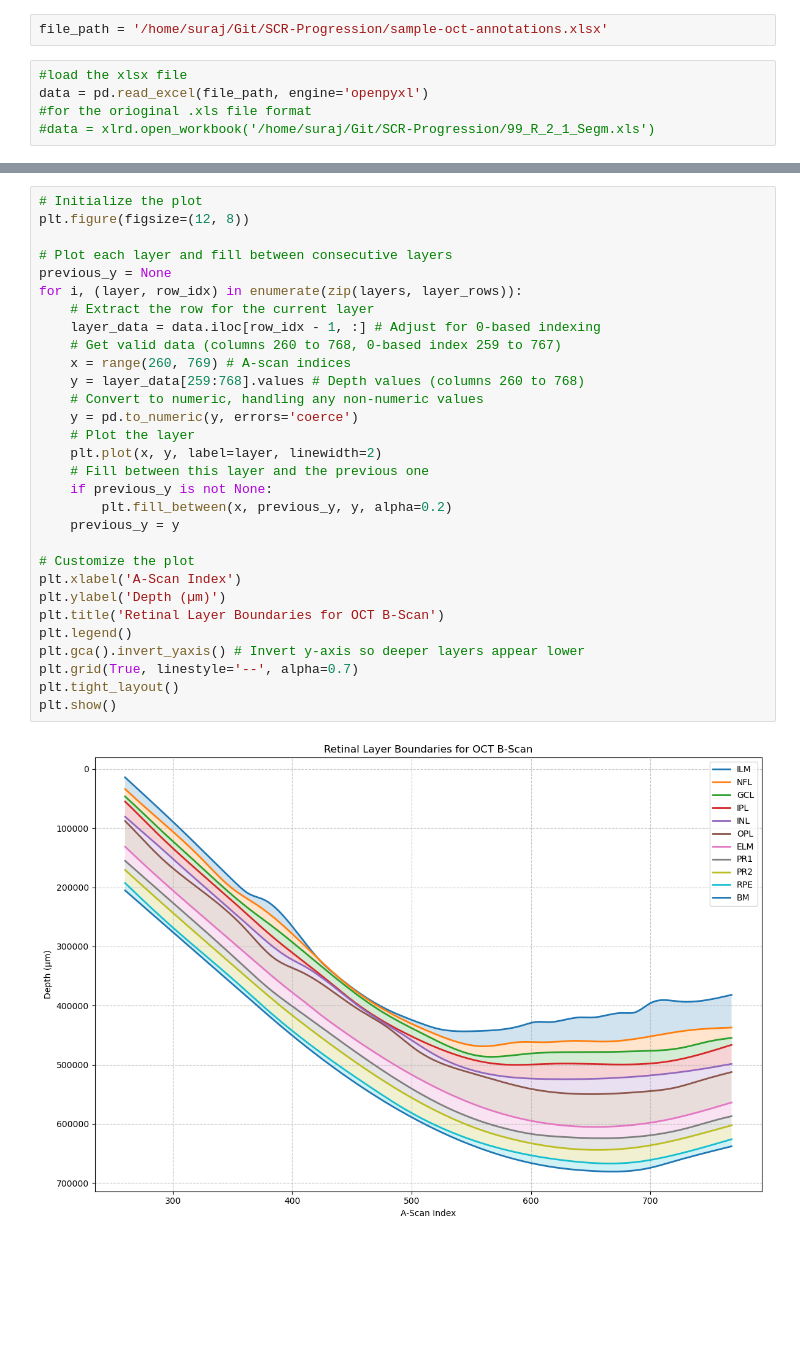
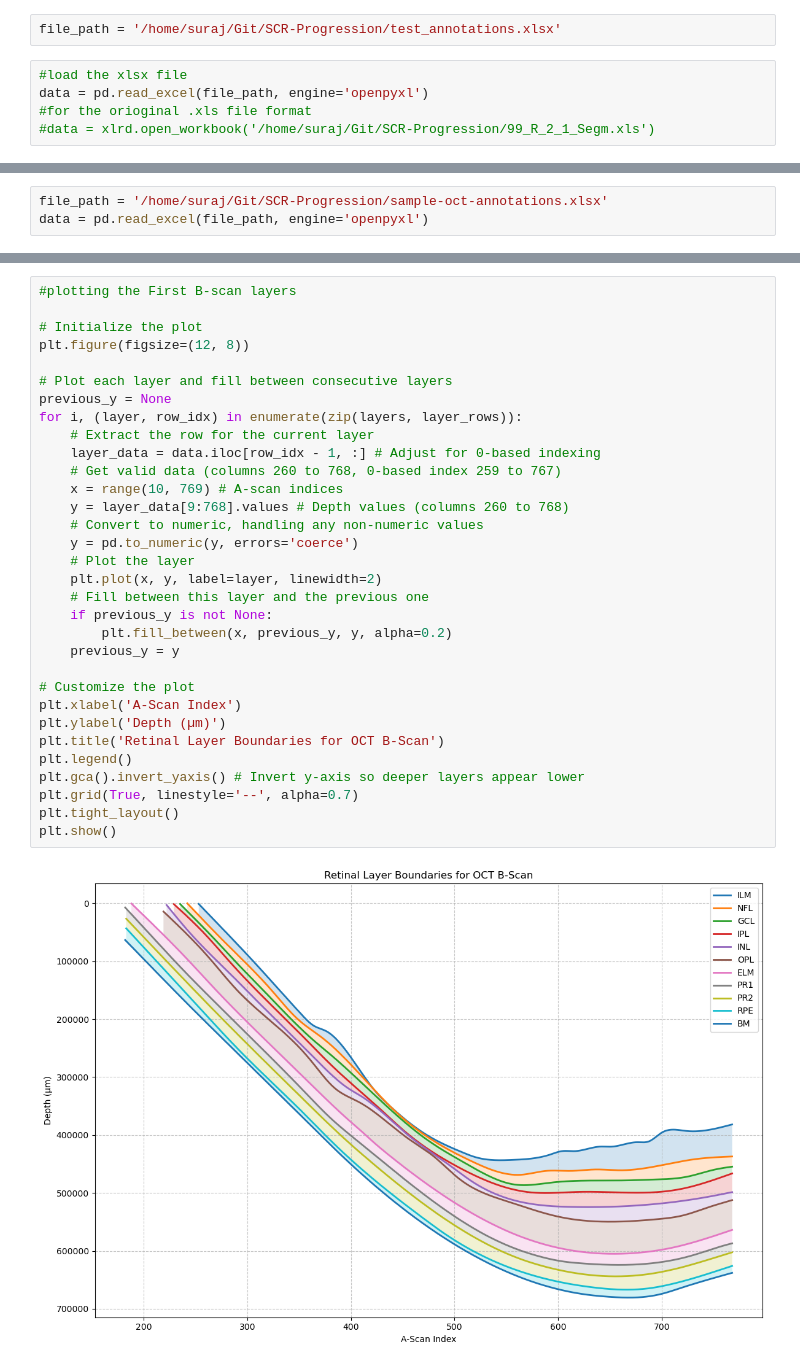
Before and after one commit to surajcodesml/SCR-Progression, a Jupyter notebook: test.ipynb, the cells around one changed output, grey strips where cells are left out. Drawn from its saved outputs; the diff is of its cells as text; blank space fills up the shorter version.

Commit message:
updated test.ipynb for full test dataset

```diff
--- a/test.ipynb
+++ b/test.ipynb
@@ -7,7 +10,7 @@ import numpy as np
 # For reading .xls files, install xlrd otherwise comment out the import
 import xlrd
 # %%
-file_path = '/home/suraj/Git/SCR-Progression/sample-oct-annotations.xlsx'
+file_path = '/home/suraj/Git/SCR-Progression/test_annotations.xlsx'
 # %%
 #load the xlsx file
 data = pd.read_excel(file_path, engine='openpyxl')
@@ -22,0 +87,3 @@ layer_rows = [2, 5, 8, 11, 14, 17, 20, 23, 26, 29, 32] #row indices for each lay
+# %%
+file_path = '/home/suraj/Git/SCR-Progression/sample-oct-annotations.xlsx'
+data = pd.read_excel(file_path, engine='openpyxl')
@@ -23,32 +94,34 @@ layer_rows = [2, 5, 8, 11, 14, 17, 20, 23, 26, 29, 32] #row indices for each lay
 # %%
+#plotting the First B-scan layers
+
 # Initialize the plot
 plt.figure(figsize=(12, 8))
 
 # Plot each layer and fill between consecutive layers
 previous_y = None
 for i, (layer, row_idx) in enumerate(zip(layers, layer_rows)):
     # Extract the row for the current layer
     layer_data = data.iloc[row_idx - 1, :] # Adjust for 0-based indexing
     # Get valid data (columns 260 to 768, 0-based index 259 to 767)
-    x = range(260, 769) # A-scan indices
-    y = layer_data[259:768].values # Depth values (columns 260 to 768)
+    x = range(10, 769) # A-scan indices
+    y = layer_data[9:768].values # Depth values (columns 260 to 768)
     # Convert to numeric, handling any non-numeric values
     y = pd.to_numeric(y, errors='coerce')
     # Plot the layer
     plt.plot(x, y, label=layer, linewidth=2)
     # Fill between this layer and the previous one
     if previous_y is not None:
         plt.fill_between(x, previous_y, y, alpha=0.2)
     previous_y = y
 
 # Customize the plot
 plt.xlabel('A-Scan Index')
 plt.ylabel('Depth (µm)')
 plt.title('Retinal Layer Boundaries for OCT B-Scan')
 plt.legend()
 plt.gca().invert_yaxis() # Invert y-axis so deeper layers appear lower
 plt.grid(True, linestyle='--', alpha=0.7)
 plt.tight_layout()
 plt.show()
 # %% [output]
-[figure, old version]
+[figure, new version]
```
Also changed, not shown: parts of 8 cells of this notebook, 1 other file.
